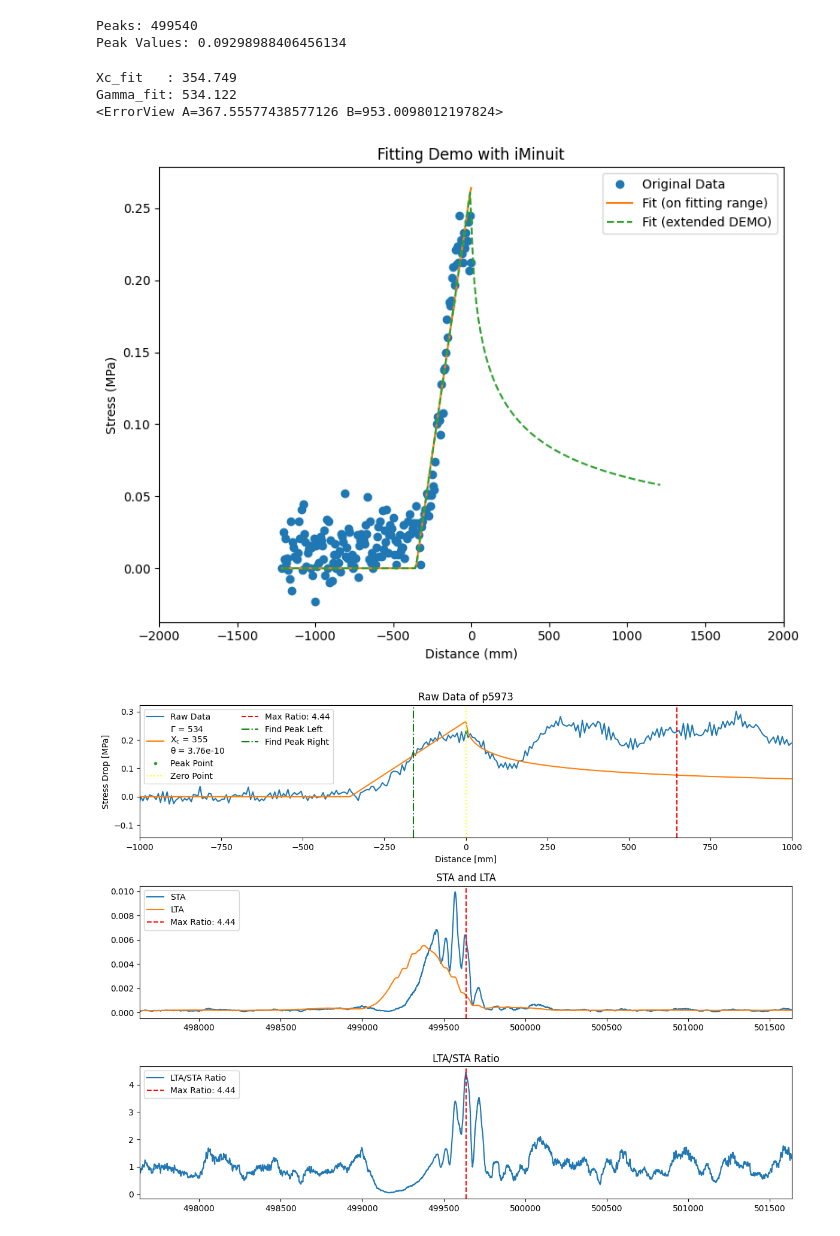
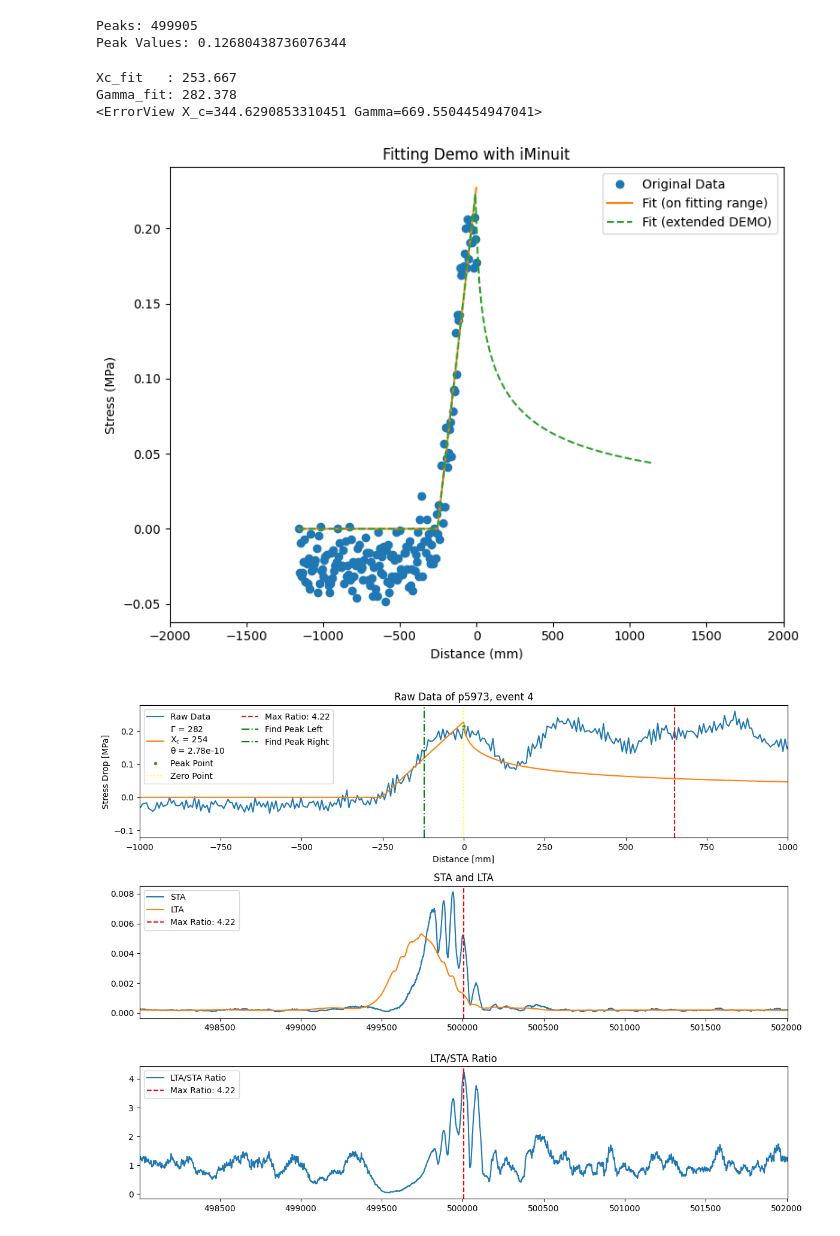
Before and after one commit to Gauss963/PSU-Dynamic-Strain, a Jupyter notebook: Code/p5973.ipynb, the cells around one changed output. Saved outputs shown, nothing was run; the diff lists cells and outputs as text; code cells hidden in the pictures.

Commit message:
Finish 5973, 4 events (run2)

```diff
--- a/Code/p5973.ipynb
+++ b/Code/p5973.ipynb
@@ -20,10 +20,12 @@ normal_stress = 4 * 10**6 # Pa
 # %%
 filename = f'../Data/{experiment_SN}e.npz'
 output_filename = f'../Data/{experiment_SN}e_updated.npz'
+# %%
+event_number = 4
 # %%
 data = np.load(filename, allow_pickle = True)
 data = data["experiment"][()]
-event = data['runs'][2]['events'][2]
+event = data['runs'][2]['events'][event_number]
 exy6 = event['strain']['original']['raw'][6]
 
 
@@ -84,11 +95,13 @@ lta_sta_ratio = sta / lta
 max_ratio = np.max(lta_sta_ratio)
 max_index = np.argmax(lta_sta_ratio)
 # %%
+# start_index = max_index - 240
 start_index = max_index - 120
 end_index   = max_index + 120
 
 CUT_STRESS_MPA = STRESS_MPA[start_index:end_index]
 LOCAL_PEAKS, _ = scipy.signal.find_peaks(CUT_STRESS_MPA, prominence = 0.02, distance = 30)
+# LOCAL_PEAKS, _ = scipy.signal.find_peaks(CUT_STRESS_MPA, prominence = 0.02)
 GLOBAL_PEAKS = LOCAL_PEAKS + start_index
 
 GLOBAL_PEAK = GLOBAL_PEAKS[0]
@@ -96,11 +109,12 @@ GLOBAL_PEAK = GLOBAL_PEAKS[0]
 print(f'Peaks: {GLOBAL_PEAK}')
 print(f'Peak Values: {STRESS_MPA[GLOBAL_PEAK]}')
 # %% [output]
-Peaks: 499540
-Peak Values: 0.09298988406456134
+Peaks: 499905
+Peak Values: 0.12680438736076344
 # %%
 DISTANCE = DISTANCE - DISTANCE[GLOBAL_PEAK]
-STRESS_MPA = STRESS_MPA - STRESS_MPA[max_index - hspan]
+# STRESS_MPA = STRESS_MPA - STRESS_MPA[max_index - hspan]
+STRESS_MPA = STRESS_MPA - STRESS_MPA[GLOBAL_PEAK - 180 ]
 # %%
 STRESS_MPA_FOR_FIT = STRESS_MPA[GLOBAL_PEAK - 180: GLOBAL_PEAK]     # fitting range
 STRESS_MPA_FOR_FIT = STRESS_MPA_FOR_FIT - STRESS_MPA_FOR_FIT[0]     # shift to zero
@@ -110,9 +124,9 @@ DISTANCE_FOR_DEMO = np.linspace(-180, 180, 180) / fs * C_f * 1000   # mm
 # ------------------------------------------------------------------------
 # (2) Define chi-square function
 # ------------------------------------------------------------------------
-def chi_square(A, B):
+def chi_square(X_c, Gamma):
 
-    model = DataProcessor.fitting_function(A, C_f, B, DISTANCE_FOR_FIT, 8e-3) / 10**6
+    model = DataProcessor.fitting_function(X_c, C_f, Gamma, DISTANCE_FOR_FIT, 8e-3) / 10**6
 
     # chi2 = sum( (data_i - model_i)^2 / sigma_i^2 )
     chi2 = np.sum((STRESS_MPA_FOR_FIT - model)**2)
@@ -121,8 +135,7 @@ def chi_square(A, B):
 # ------------------------------------------------------------------------
 # (3) Use iminuit to find chi-square min
 # ------------------------------------------------------------------------
-# m = iminuit.Minuit(chi_square, A=800, B=2000)
-m = iminuit.Minuit(chi_square, A=800, B=500)
+m = iminuit.Minuit(chi_square, X_c=595, Gamma=200)
 
 # errordef = 1 corresponding to Least-Squares / Chi-square
 m.errordef = 1
@@ -134,8 +147,8 @@ m.migrad()
 m.hesse()
 
 # Get fitting results
-Xc_fit = m.values["A"]
-Gamma_fit = m.values["B"]
+Xc_fit = m.values["X_c"]
+Gamma_fit = m.values["Gamma"]
 
 print(f"Xc_fit   : {Xc_fit:.3f}")
 print(f"Gamma_fit: {Gamma_fit:.3f}")
@@ -143,37 +156,37 @@ print(f"Gamma_fit: {Gamma_fit:.3f}")
 print(m.errors)
 
 # ------------------------------------------------------------------------
 # (4) Plotting：Compare fitting result with raw data
 # ------------------------------------------------------------------------
 # 0) Setup Figure
 plt.figure(figsize = (8, 6))
 
 # 1) raw data (from 0, to 180), 180 points
 plt.plot(DISTANCE_FOR_FIT, STRESS_MPA_FOR_FIT, "o", label="Original Data")
 
 # 2) draw the fitting curve "corresponding to DISTANCE_FOR_FIT"
 STRESS_MPA_FIT_CURVE = DataProcessor.fitting_function(Xc_fit, C_f, Gamma_fit, DISTANCE_FOR_FIT, 8e-3) / 10**6
 plt.plot(DISTANCE_FOR_FIT, STRESS_MPA_FIT_CURVE, "-", label="Fit (on fitting range)")
 
 # 3) expand the scope
 STRESS_MPA_FOR_DEMO = DataProcessor.fitting_function(Xc_fit, C_f, Gamma_fit, DISTANCE_FOR_DEMO, 8e-3) / 10**6
 plt.plot(DISTANCE_FOR_DEMO, STRESS_MPA_FOR_DEMO, "--", label="Fit (extended DEMO)")
 
 # set x range
 plt.xlim(-2000, 2000)
 plt.xlabel("Distance (mm)")
 plt.ylabel("Stress (MPa)")
 plt.legend()
 plt.title("Fitting Demo with iMinuit")
 plt.tight_layout()
 plt.savefig(f'../Plot/Fitting-{experiment_SN}.pdf', dpi = 300)
 plt.show()
 plt.close()
 # %% [output]
-Xc_fit   : 354.749
-Gamma_fit: 534.122
-<ErrorView A=367.55577438577126 B=953.0098012197824>
+Xc_fit   : 253.667
+Gamma_fit: 282.378
+<ErrorView X_c=344.6290853310451 Gamma=669.5504454947041>
-[figure, old version]
+[figure, new version]
 # %%
 theta = Gamma_fit / normal_stress / (Xc_fit * 10**3)
 # %%
@@ -190,11 +203,11 @@ plt.xlabel('Distance [mm]')
 plt.ylabel('Stress Drop [MPa]')
 plt.axvline(x = DISTANCE[GLOBAL_PEAK], color = 'yellow', linestyle = ':', label = 'Zero Point')
 plt.axvline(x = DISTANCE[max_index], color = 'red', linestyle = '--', label=f'Max Ratio: {max_ratio:.2f}')
-plt.axvline(x = DISTANCE[max_index - 120], color = 'green', linestyle = '-.', label = f'Find Peak Left')
-plt.axvline(x = DISTANCE[max_index + 120], color = 'green', linestyle = '-.', label = f'Find Peak Right')
+plt.axvline(x = DISTANCE[start_index], color = 'green', linestyle = '-.', label = f'Find Peak Left')
+plt.axvline(x = DISTANCE[end_index], color = 'green', linestyle = '-.', label = f'Find Peak Right')
 # plt.xlim(DISTANCE[max_index - hspan], DISTANCE[max_index + hspan])
 plt.xlim(-1000, 1000)
-plt.title(f'Raw Data of {experiment_SN}')
+plt.title(f'Raw Data of {experiment_SN}, event {event_number}')
 plt.legend(ncol = 2, loc = 'upper left')
 
 # Plot STA, LTA
@@ -215,11 +228,11 @@ plt.title('LTA/STA Ratio')
 plt.legend(loc = 'upper left')
 
 plt.tight_layout()
-plt.savefig(f'../Plot/STA-LTA-{experiment_SN}.pdf')
+plt.savefig(f'../Plot/STA-LTA-{experiment_SN}-{event_number}.pdf')
 plt.show()
 plt.close()
 # %% [output]
-[figure, old version]
+[figure, new version]
 # %%
 event['gamma'] = Gamma_fit
 event['X_c'] = Xc_fit
```
Also changed, not shown: parts of 3 cells of this notebook, 7 other files.
